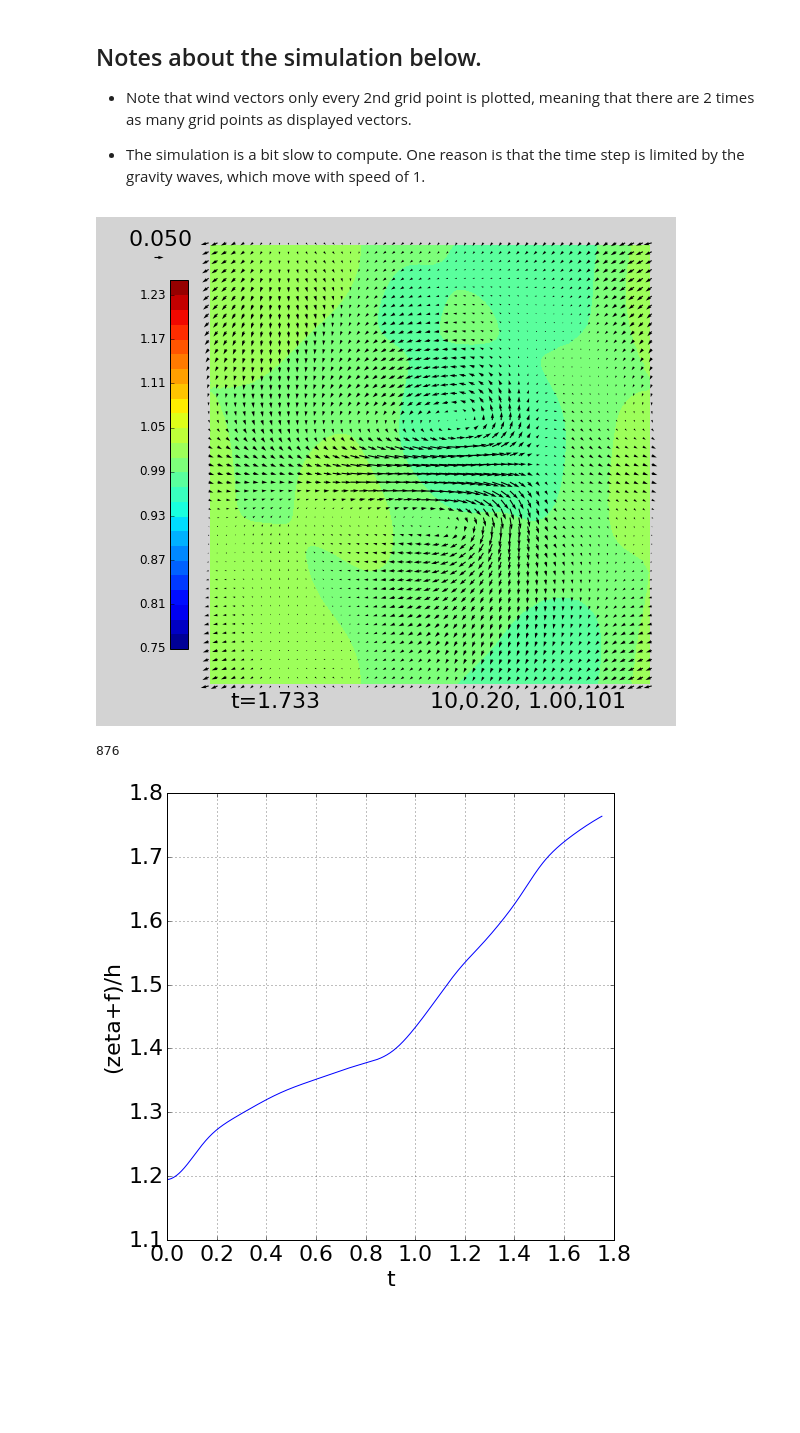
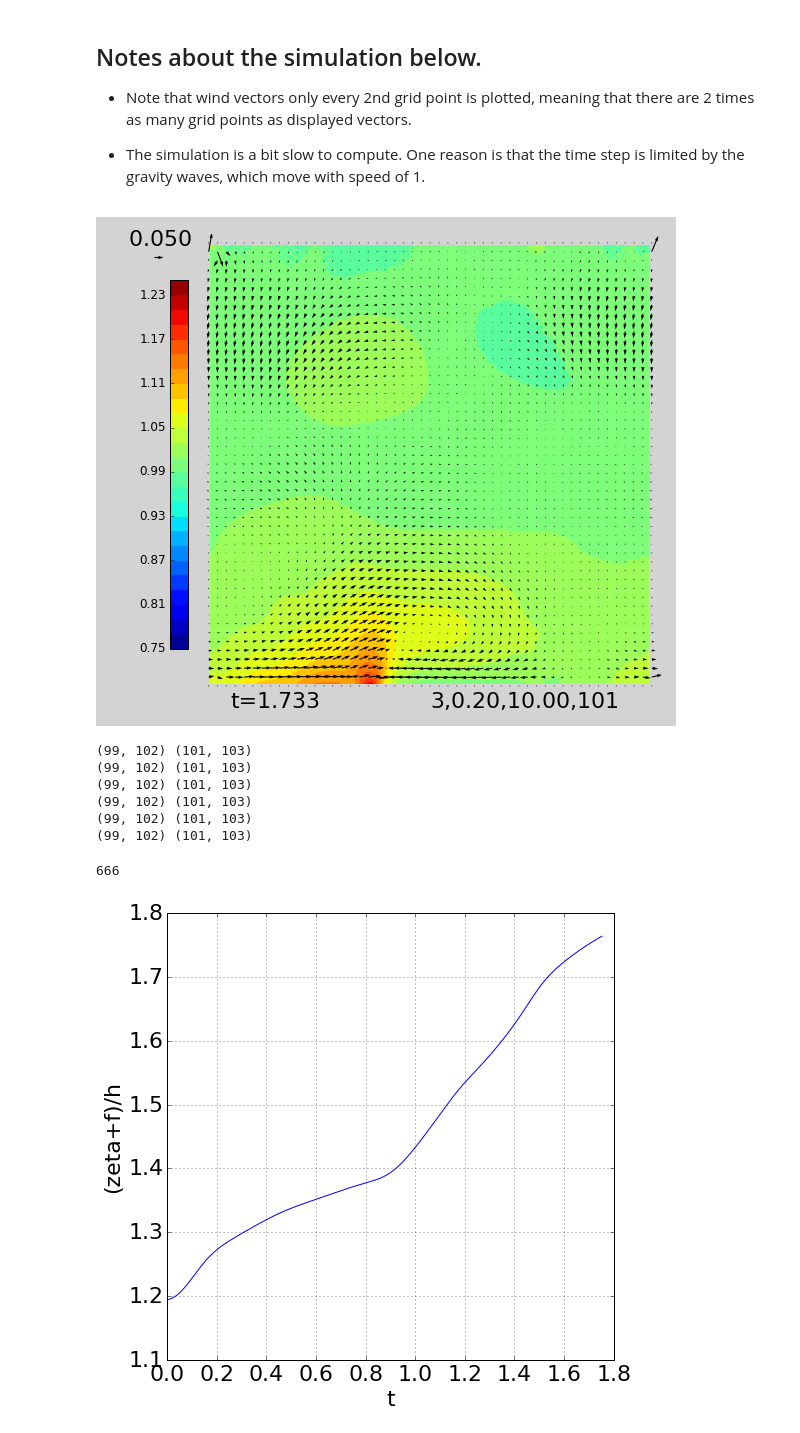
Before and after one commit to Mole45/MMet_Project, a Jupyter notebook: Project-ShallowWater2D.ipynb, the cells around one changed output. Cells and saved outputs as stored; diff of their text form; code cells hidden in the pictures; blank space fills up the shorter version.

```diff
--- a/Project-ShallowWater2D.ipynb
+++ b/Project-ShallowWater2D.ipynb
@@ -79,6 +79,8 @@ def forback(q,dt,dqdt,dx,dy,focoriolis): #q = [u,v,h], dqdt = [dudta[0],dvdta[0]
     dvndt += advect3(vn,un,vn,dx,dy,'v')
     dundt += fcoriolis*vn            #CORIOLIS
     dvndt += -fcoriolis*un
+    dvdt[0,:]=0.
+    dvdt[-1,:]=0.
     h = q[2] + dt*dhndt
     u = q[0] + dt*dundt
     v = q[1] + dt*dvndt
@@ -94,9 +96,9 @@ def p2u(p):
     u[0,1:-1] = .5* (p[0,:-1] + p[0,1:]) #Fixed
     u[-1,1:-1] = .5* (p[-1,:-1] + p[-1,1:]) #Fixed
     u[0,0]= .5* (p[0,-1] + p[0,0]) #Fixed in vert, periodic in horiz
-    u[-1,0]= .5* (p[0,-1] + p[0,0])
-    u[0,-4]= .5* (p[-1,-1] + p[-1,0])
-    u[-1,-1]= .5* (p[-1,-1] + p[-1,0])
+    u[-1,0]= .5* (p[-1,-1] + p[-1,0])
+    u[0,-1]= u[0,0]
+    u[-1,-1]= u[-1,0]
     return u
 ############################################################# CORRECT
 def u2p(u):
@@ -218,16 +220,14 @@ def pgfOld(p,dx,dy):
 
 def pgf(p,dx,dy):
 
-    dudt=np.zeros( (p.shape[0]+3, p.shape[1]+3) )
+    dudt=np.zeros( (p.shape[0]+1, p.shape[1]+3) )
     #dudt=np.zeros( (p.shape[0]+1, p.shape[1]+1) )
     dvdt=np.zeros( dudt.shape )
 
-    P = np.zeros( (p.shape[0]+2 , p.shape[1]+2 ) )
-    P[1:-1,1:-1] = p
-    P[0,1:-1] = p[-1,:]
-    P[-1,1:-1] = p[0,:]
-    P[1:-1,0] = p[:,-1]
-    P[1:-1,-1] = p[:,0]
+    P = np.zeros( (p.shape[0] , p.shape[1]+2 ) )
+    P[:,1:-1] = p
+    P[:,0] = p[:,-1]
+    P[:,-1] = p[:,0]
 
     dpx = (P[:,1:]-P[:,:-1])/dx
     dudt[1:-1,1:-1] = -.5*(dpx[1:,:] + dpx[:-1,:])
@@ -237,13 +237,14 @@ def pgf(p,dx,dy):
     dudt[1,-2] = dudt[-2,1] = dudt[-2,-2] = dudt[1,1]
 
     dpy =  (P[1:,:]-P[:-1,:])/dy
+    print(dpy.shape,dvdt.shape)
     dvdt[1:-1,1:-1] = -.5*(dpy[:,1:] + dpy[:,:-1])
-    dvdt[-1,1:-1] = -.5*(dpy[-1,1:] + dpy[1,:-1])
-    dvdt[0,1:-1] = dvdt[-1,1:-1]
+    dvdt[-1,1:-1] = -dpy[-1,1:] /dy
+    dvdt[0,1:-1] = -dpy[0,1:] /dy
     dvdt[1,1] = -.5*(dpy[1,1] + dpy[2,1])
     dvdt[1,-2] = dvdt[-2,1] = dvdt[-2,-2] = dvdt[1,1]
 
-    return dudt[1:-1,1:-1],dvdt[1:-1,1:-1] #[1:-1,1:-1]
+    return dudt[:,1:-1],dvdt[:,1:-1] #[1:-1,1:-1]
 # %%
 # make the grid
 Nx = 101 # number of x grid points for u
@@ -304,12 +305,12 @@ y: 0.01 0.01
 # %%
 # initialize u, v, h
 xc = .5*xmax # center of initial Gaussian
-yc = .5*ymax # center of iniital Gaussian
+yc = 0*ymax # center of iniital Gaussian
 xc2 = .7*xmax
 yc2 = .5*xmax
 waveamp = .2 # amplitude of initial Gaussian
-hi = 1.+0*waveamp*np.exp(-((xp-xc)/.3)**2-((yp-yc)/.1)**2) #initial h
-ui = 0.+waveamp*np.exp(-((xu-xc)/.3)**2-((yu-yc)/.1)**2)-0*waveamp*np.exp(-((xu-xc2)/.1)**2-((yu-yc2)/.1)**2) #0.*xu #initial u
+hi = 1.+waveamp*np.exp(-((xp-xc)/.2)**2-((yp-yc)/.2)**2) #initial h
+ui = 0.+0*xu #waveamp*np.exp(-((xu-xc)/.3)**2-((yu-yc)/.1)**2) #0.*xu #initial u
 vi = 0.*xu #initial v
 # %%
 quick,simple = plt.subplots(figsize=(6,6))
@@ -334,7 +338,7 @@ while lev < hic + 0.1*dc:
 vd = 2 # vector skip (vd=1 plots all arrows)
 speedmax = 0.05 # anticipated maximum speed
 # %%
-fcoriolis = 1
+fcoriolis = 10
 cphase = 1.
 u_est = 0.6
 dtlim = 0.2 # fraction of a grid space a wave is allowed to travel in one time unit
@@ -354,7 +358,7 @@ mult = 2 #lambda^nsteps
 c = mult**(1/nsteps)
 dti = tstop*((c-1)/(mult-1))
 
-aborder = 10 # Adams-Bashforth order: 1, 2 or 3 [Set to 10 for Forwards-Backwards]
+aborder = 3 # Adams-Bashforth order: 1, 2 or 3 [Set to 10 for Forwards-Backwards]
 varStep = True
 expt = '%d,%3.2f,%5.2f,%d' % (aborder, dtlim, fcoriolis, Ny)
 print(expt)
@@ -449,6 +453,8 @@ while t < tstop + dt/2.:
 #Coriolis force here:
     dudt += fcoriolis*v
     dvdt += -fcoriolis*u
+    dvdt[0,:]=0.
+    dvdt[-1,:]=0.
 #end Coriolis force
 
     dudta = [dudt.copy()] + dudta[:-1]
@@ -486,38 +492,44 @@ while t < tstop + dt/2.:
     t = t + dt
 #    hstore.append(h[nyc,nxc])
 #    hstore.append( h.mean() )
     tstore.append( t )
     if varStep == True:
         dt = dt*c
 
     assert u.max()<2.e10, 'kaboom!'
 
 highres = False
 if highres == True:
     np.save('HR_u',u)
     np.save('HR_v',v)
     np.save('HR_h',h)
 
     hu = p2u(h) # calculate h on the u grid
     dhdt = -divergence(u*hu,v*hu,dx,dy)
     dudt,dvdt = pgf(h,dx,dy) #pressure gradient force
     dudt += advect3(u,u,v,dx,dy,'u') # no option for other than 3rd order
     dvdt += advect3(v,u,v,dx,dy,'v')
     dudt += fcoriolis*v
     dvdt += -fcoriolis*u
     np.save('HR_hu',hu)
     np.save('HR_dhdt',dhdt)
     np.save('HR_dudt',dudt)
     np.save('HR_dvdt',dvdt)
 
 
 plt.close()
 # %% [output]
-[figure, old version]
+[figure, new version]
+(99, 102) (101, 103)
+(99, 102) (101, 103)
+(99, 102) (101, 103)
+(99, 102) (101, 103)
+(99, 102) (101, 103)
+(99, 102) (101, 103)
 # %%
 print(nstep)
 # %% [output]
-876
+666
 # %%
 q3,zetaplot = plt.subplots(figsize=(8,8))
 zetaplot.plot(tstore,hstore)
```
Also changed, not shown: parts of 2 cells of this notebook.
